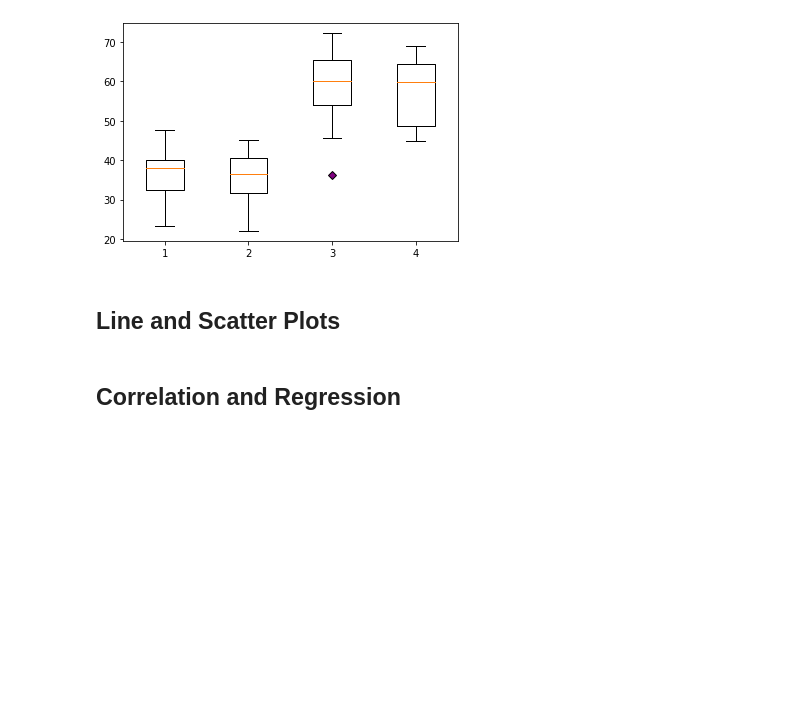
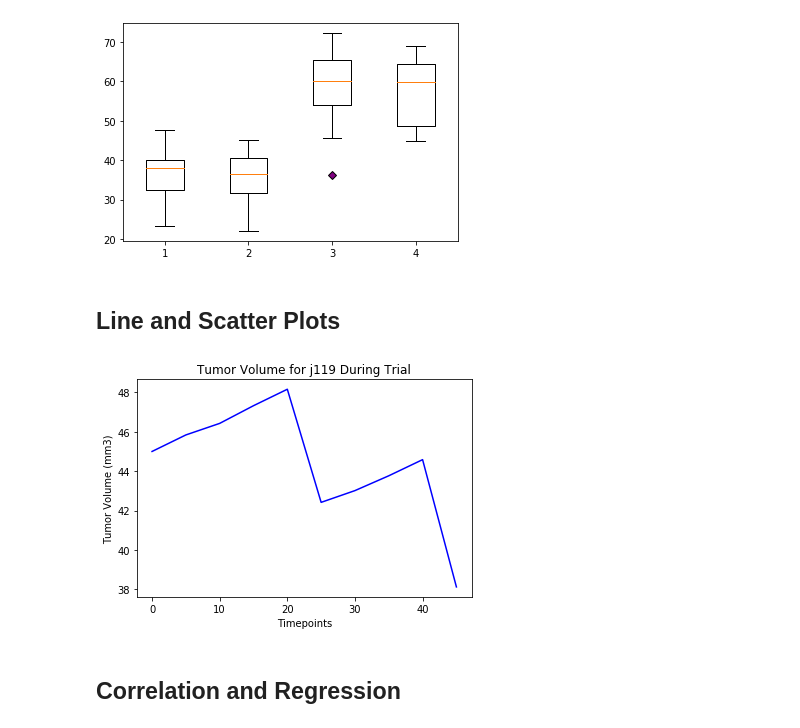
Before and after one commit to alissavokes/matplotlib-challenge, a Jupyter notebook: Pymaceuticals/pymaceuticals_starter.ipynb, the cells around one changed output. Cells and saved outputs as stored; diff of their text form; code cells hidden in the pictures; blank space fills up the shorter version.

Commit message:
line plot added

```diff
--- a/Pymaceuticals/pymaceuticals_starter.ipynb
+++ b/Pymaceuticals/pymaceuticals_starter.ipynb
@@ -285,3 +283,17 @@ plt.show()
+# %%
+# Generate a line plot of time point versus tumor volume for a mouse treated with Capomulin
+#cap_mice_data = clean_mice.loc[clean_mice["Drug Regimen"] == "Capomulin"]
+#cap_mice_data["Mouse ID"].unique()
+j119_mouse = clean_mice.loc[clean_mice["Mouse ID"] == "j119"]
+j119_timepoints = j119_mouse["Timepoint"].to_list()
+j119_tum_vol = j119_mouse["Tumor Volume (mm3)"].to_list()
+plt.plot(j119_timepoints, j119_tum_vol, color="blue")
+plt.title("Tumor Volume for j119 During Trial")
+plt.xlabel("Timepoints")
+plt.ylabel("Tumor Volume (mm3)")
+plt.show()
+# %% [output]
+[figure, added]
 # %%
 # Generate a scatter plot of mouse weight versus average tumor volume for the Capomulin regimen
 # %% [markdown]
```
Also changed, not shown: parts of 1 cell of this notebook.
